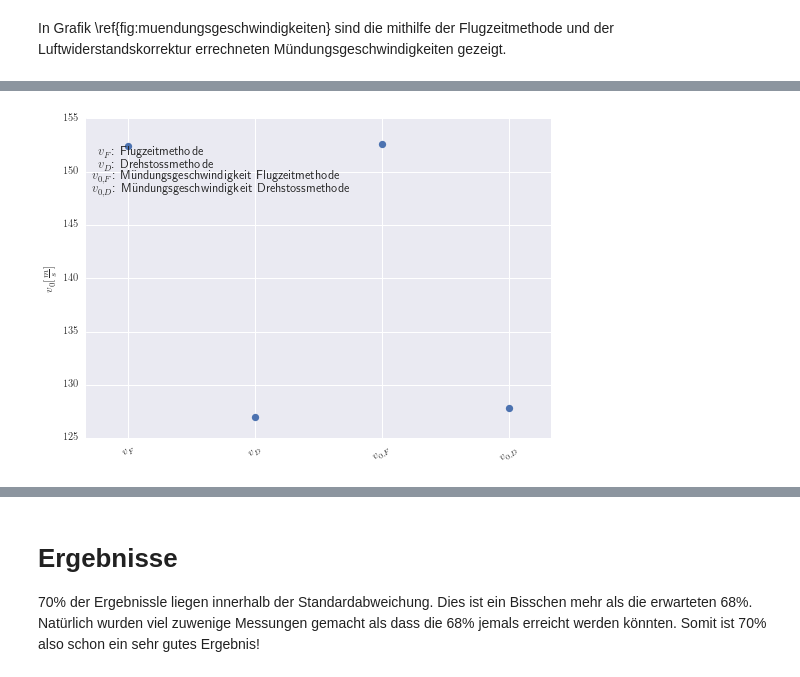
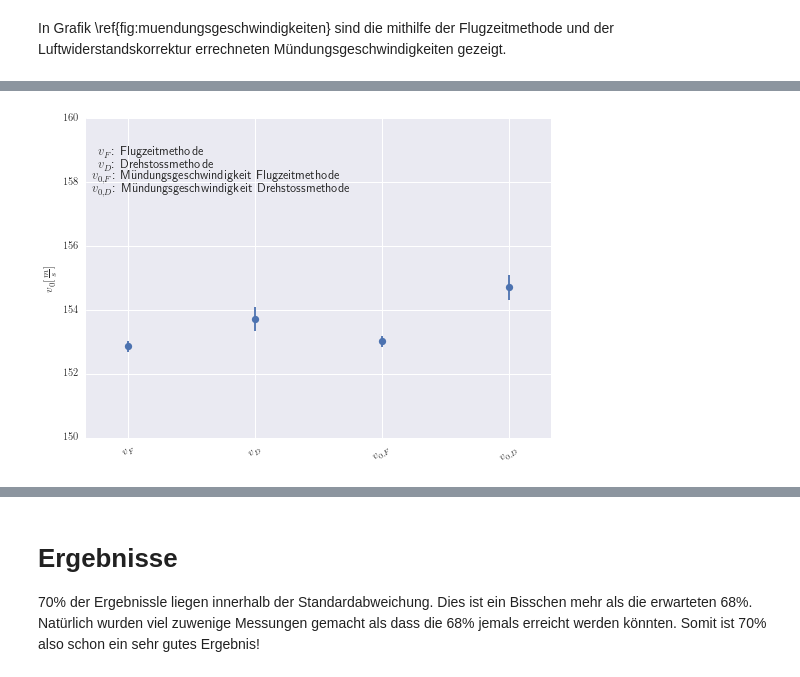
Before and after one commit to Yatekii/glal3, a Jupyter notebook: versuch2/M1.ipynb, the cells around one changed output, grey strips where cells are left out. Cells and saved outputs as stored; diff of their text form; code cells hidden in the pictures.

```diff
--- a/versuch2/M1.ipynb
+++ b/versuch2/M1.ipynb
@@ -521,0 +478,32 @@ Die errechneten mittleren Geschwindigkeiten und ihre Unsicherheiten sind in Graf
+# %%
+# Luftwiderstandskorrektur single and mean calculation
+
+v2_mean = v2_df.mean()
+v2_sem = v2_df.sem()
+v2_df['v_flug_muendung'] = pd.Series(list(map(partial(air_resistance, v1_s / 2), v2_df['v_flug'])))
+v2_df['v_drehstoss_muendung'] = pd.Series(list(map(partial(air_resistance, v1_sb1), v2_df['v_drehstoss'])))
+v2_df['a'] = v2_df['v_flug_muendung'] / v2_df['v_drehstoss_muendung']
+
+v2_mean = v2_df.mean()
+
+ax = v2_df.plot(kind='scatter', x='measurement', y='v_flug_muendung', label='$v_{0,F}$')
+plt.scatter(v2_df['measurement'], v2_df['v_drehstoss_muendung'], label='$v_{0,D}$', color='red', axes=ax)
+plt.axhline(y=v2_mean['v_flug_muendung'], axes=ax, color='blue', label='Mittelwert von $v_F$')
+plt.axhline(y=v2_mean['v_drehstoss_muendung'], axes=ax, color='red', label='Mittelwert von $v_D$')
+plt.ylabel('$v_0 [\\frac{m}{s}]$')
+plt.xlabel('Messung')
+plt.legend(bbox_to_anchor=(0.02, 0.98), loc=2, borderaxespad=0.2)
+plt.close(ax.figure)
+
+figure = PrettyFigure(ax.figure, label='fig:laufzeiten_luft_v_drehstoss_mean', caption='Die Geschwindigkeiten errechnet mit der Flugzeit- und der Drehstossmethode an Mündung im Vergleich.')
+figure.show()
+
+ax = v2_df.plot(kind='scatter', x='measurement', y='a', label='errechnetes Verhältnis $a_i = V_{F,i}/V_{D,i}$')
+plt.axhline(y=v2_mean['a'], axes=ax, label='Mittelwert des Verhältnisses a', color='green')
+plt.axhline(y=1, axes=ax, label='Erwarteter Wert 1', color='purple')
+plt.xlabel('Messung')
+plt.legend(bbox_to_anchor=(0.02, 0.98), loc=2, borderaxespad=0.2)
+plt.close(ax.figure)
+
+figure = PrettyFigure(ax.figure, label='fig:laufzeiten_luft_v_drehstoss_mean_ratio', caption='Die mittleren Geschwindigkeiten errechnet mit der Flugzeit- und der Drehstossmethode an Mündung im Verhältnis dargestellt und ihr erwarteter Wert von 1 zum Vergleich.')
+figure.show()
@@ -522,8 +635,8 @@ Die errechneten mittleren Geschwindigkeiten und ihre Unsicherheiten sind in Graf
 # %%
 # Plot different methods with sem
 
-v2_mean = v2_df1.mean()
-v2_sem = v2_df1.sem()
+v2_mean = v2_df.mean()
+v2_sem = v2_df.sem()
 
 v2_flug_muendung_mean = air_resistance(v1_s / 2, v2_mean['v_flug'])
 v2_flug_muendung_sem = air_resistance(v1_s / 2, v2_sem['v_flug'])
@@ -532,32 +645,33 @@ v2_drehstoss_muendung_mean = air_resistance(v1_sb2, v2_mean['v_drehstoss'])
 v2_drehstoss_muendung_sem = air_resistance(v1_sb2, v2_sem['v_drehstoss'])
 
 x = [1, 4, 7, 10]
 y = [
     v2_mean['v_flug'],
     v2_mean['v_drehstoss'],
     v2_flug_muendung_mean,
     v2_drehstoss_muendung_mean
 ]
 e = [
     v2_sem['v_flug'],
     v2_sem['v_drehstoss'],
     v2_flug_muendung_sem,
     v2_drehstoss_muendung_sem
 ]
+
 labels = ['$v_F$', '$v_D$', '$v_{0,F}$', '$v_{0,D}$']
 fig = plt.figure()
 plt.errorbar(x, y, yerr=e, fmt='o')
 plt.xlim([0, 11])
-#plt.ylim([150, 160])
+plt.ylim([150, 160])
 plt.xticks(x, labels, rotation='35')
 plt.ylabel('$v_0 [\\frac{m}{s}]$')
 plt.text(-0.026, 0.86,'$v_F $: Flugzeitmethode', transform = ax.transAxes)
 plt.text(-0.026, 0.82,'$v_D $: Drehstossmethode', transform = ax.transAxes)
 plt.text(-0.04, 0.78,'$v_{0,F}$: Mündungsgeschwindigkeit Flugzeitmethode', transform = ax.transAxes)
 plt.text(-0.04, 0.74,'$v_{0,D}$: Mündungsgeschwindigkeit Drehstossmethode', transform = ax.transAxes)
 plt.close(fig)
 
 figure = PrettyFigure(fig, label='fig:laufzeiten_luft_v_drehstoss', caption='Die mittleren Geschwindigkeiten der Drehstoss- und Flugzeitmethode im Vergleich mit ihren respektiven mittleren Mündungsgeschwindigkeiten.')
 figure.show()
 # %% [output]
-[figure, old version]
+[figure, new version]
```
Also changed, not shown: parts of 25 cells of this notebook, 27 other files.
